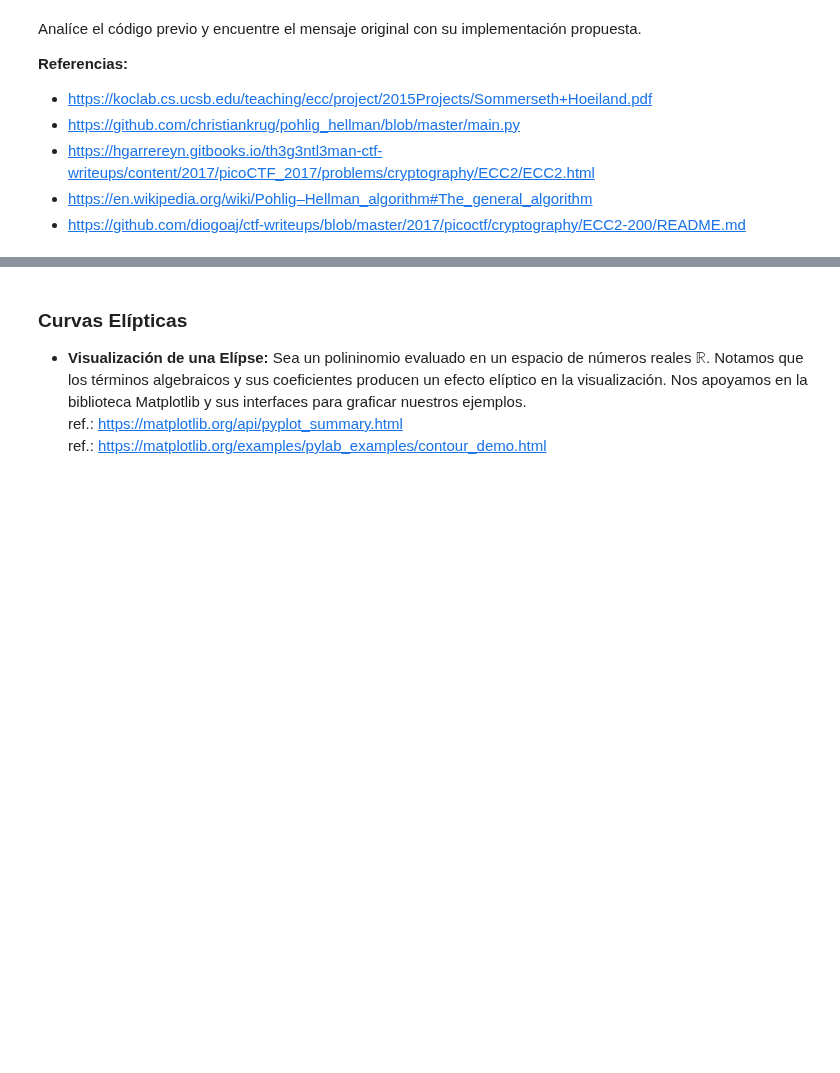
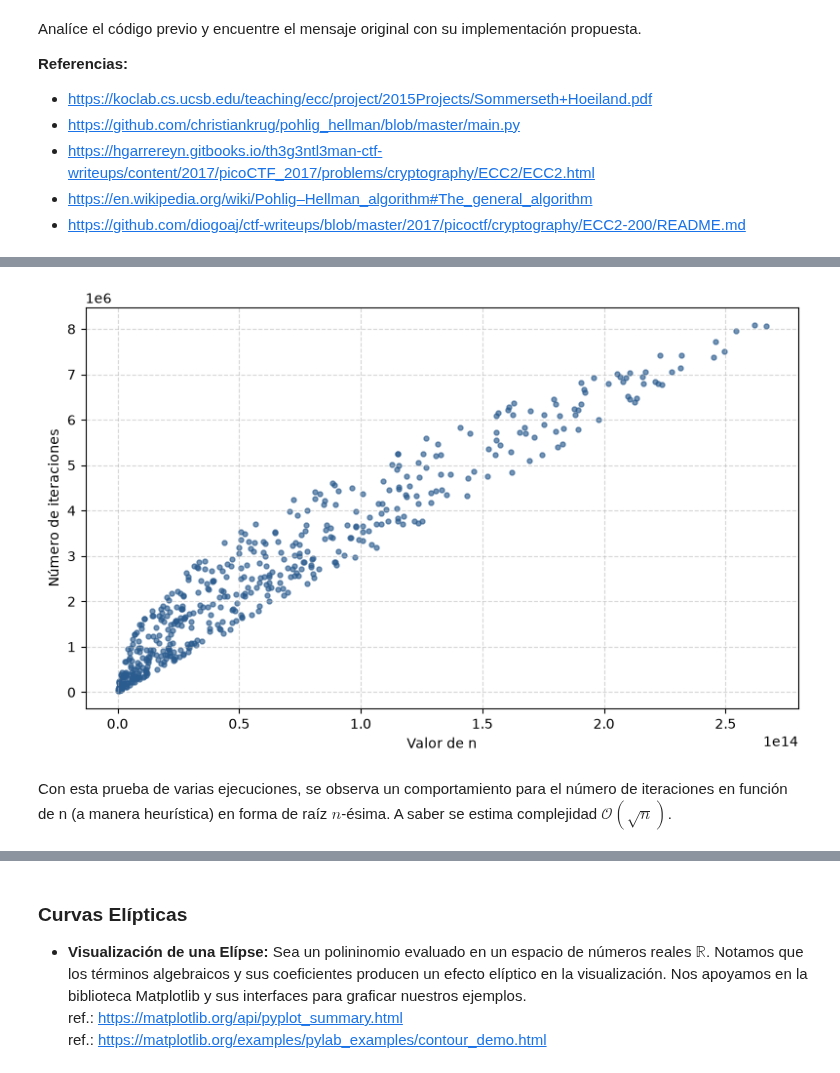
Before and after one commit to josue-fourier/Tareas-TEL252-Crypto-2026-2, a Jupyter notebook: Tarea_3/Parte2.ipynb, the cells around one changed output, grey strips where cells are left out. Drawn from its saved outputs; the diff is of its cells as text; code cells hidden in the pictures; blank space fills up the shorter version.

```diff
--- a/Tarea_3/Parte2.ipynb
+++ b/Tarea_3/Parte2.ipynb
@@ -171,0 +266,10 @@ Analíce el código previo y encuentre el mensaje original con su implementació
+# %%
+# Lista de primos - Demora un par de segundos
+min = 65535
+max = 16777215
+
+lista_primos = list(primerange(min, max))
+# %%
+n, e = gen_rsa(lista_primos)
+print(f" (n,e) = {(n,e)}")
+p, q, phi_n, d, iteraciones = factorizar_exhaustiva_impares(n, e)
@@ -171,0 +288,2 @@ Analíce el código previo y encuentre el mensaje original con su implementació
+# %%
+cantidad_iteraciones = 500
@@ -171,0 +319,31 @@ Analíce el código previo y encuentre el mensaje original con su implementació
+# %%
+# Gráfico de dispersión con un toque de color y estilo
+import matplotlib.pyplot as plt
+
+plt.figure(figsize=(8, 5))
+
+
+plt.scatter(
+    n_por_ejecucion,
+    iteraciones_por_ejecucion,
+    alpha=0.65,
+    marker=".",
+    color="#2b5c8f",
+    s=50,  # Tamaño de los puntos
+)
+
+plt.xlabel("Valor de n")
+plt.ylabel("Número de iteraciones")
+
+plt.grid(True, linestyle="--", alpha=0.5)
+
+# Ajustar márgenes para que no se corte nada
+plt.tight_layout()
+
+
+plt.show()
+# %% [output]
+[figure, added]
+# %% [markdown]
+Con esta prueba de varias ejecuciones, se observa un comportamiento para el número de iteraciones en función de n (a manera heurística) en forma de raíz $n$-ésima.
+A saber se estima complejidad $\mathcal{O}(\sqrt{n})$.
```
Also changed, not shown: parts of 22 cells of this notebook, 1 other file.
